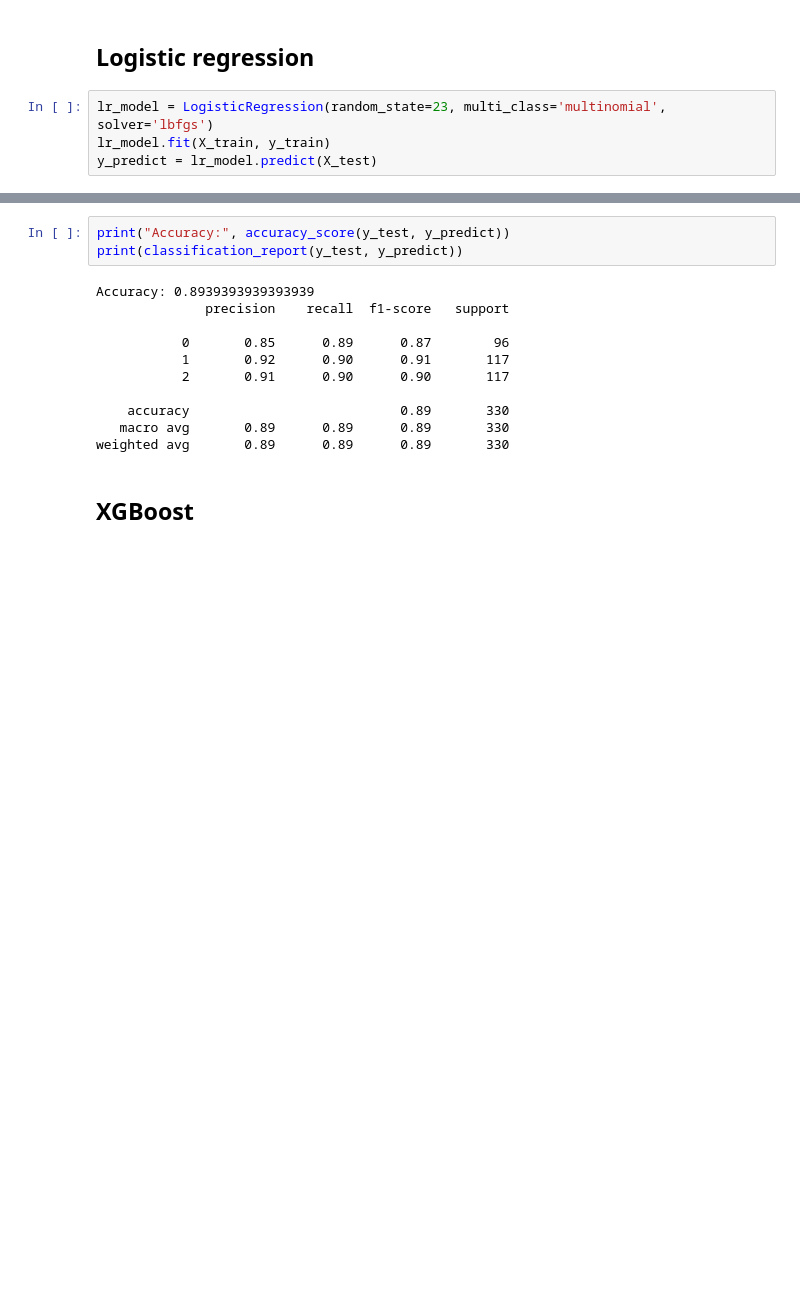
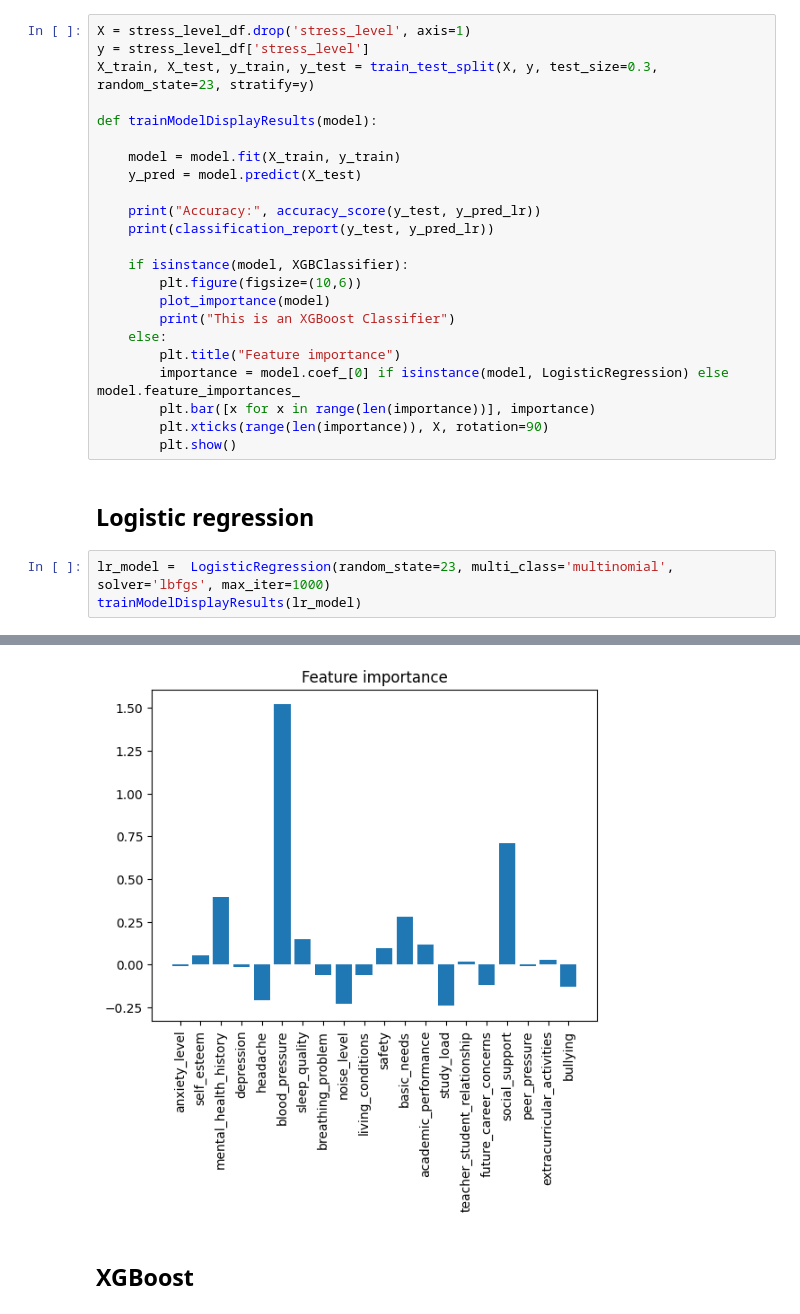
Before and after one commit to 0xRobinman/Kaggle-notebooks, a Jupyter notebook: Student_stress.ipynb, the cells around one changed output, grey strips where cells are left out. Drawn from its saved outputs; the diff is of its cells as text; blank space fills up the shorter version.

```diff
--- a/Student_stress.ipynb
+++ b/Student_stress.ipynb
@@ -135,6 +93,29 @@ X_train, X_test, y_train, y_test = train_test_split(X, y, test_size=0.3, random_
+# %%
+X = stress_level_df.drop('stress_level', axis=1)
+y = stress_level_df['stress_level']
+X_train, X_test, y_train, y_test = train_test_split(X, y, test_size=0.3, random_state=23, stratify=y)
+
+def trainModelDisplayResults(model):
+
+    model = model.fit(X_train, y_train)
+    y_pred = model.predict(X_test)
+
+    print("Accuracy:", accuracy_score(y_test, y_pred_lr))
+    print(classification_report(y_test, y_pred_lr))
+
+    if isinstance(model, XGBClassifier):
+        plt.figure(figsize=(10,6))
+        plot_importance(model)
+        print("This is an XGBoost Classifier")
+    else:
+        plt.title("Feature importance")
+        importance = model.coef_[0] if isinstance(model, LogisticRegression) else model.feature_importances_
+        plt.bar([x for x in range(len(importance))], importance)
+        plt.xticks(range(len(importance)), X, rotation=90)
+        plt.show()
 # %% [markdown]
 ## Logistic regression
 # %%
-lr_model = LogisticRegression(random_state=23, multi_class='multinomial', solver='lbfgs')
-lr_model.fit(X_train, y_train)
-y_predict = lr_model.predict(X_test)
+lr_model =  LogisticRegression(random_state=23, multi_class='multinomial', solver='lbfgs', max_iter=1000)
+trainModelDisplayResults(lr_model)
+# %% [output]
@@ -141,16 +132,3 @@ y_predict = lr_model.predict(X_test)
+[figure, added]
-# %%
-print("Accuracy:", accuracy_score(y_test, y_predict))
-print(classification_report(y_test, y_predict))
-# %% [output]
-Accuracy: 0.8939393939393939
-              precision    recall  f1-score   support
-
-           0       0.85      0.89      0.87        96
-           1       0.92      0.90      0.91       117
-           2       0.91      0.90      0.90       117
-
-    accuracy                           0.89       330
-   macro avg       0.89      0.89      0.89       330
-weighted avg       0.89      0.89      0.89       330
 # %% [markdown]
 ## XGBoost
```
Also changed, not shown: parts of 11 cells of this notebook.
